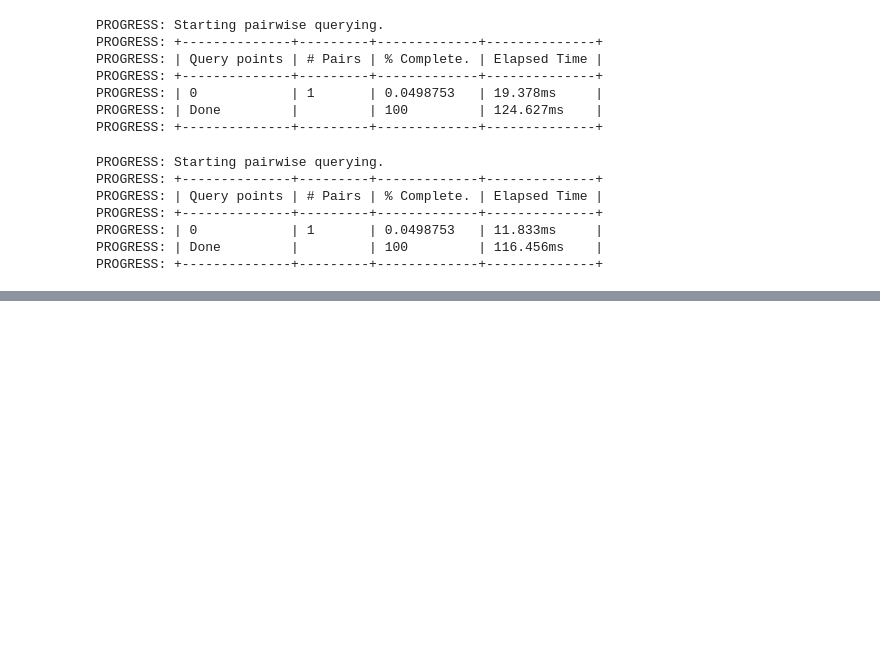
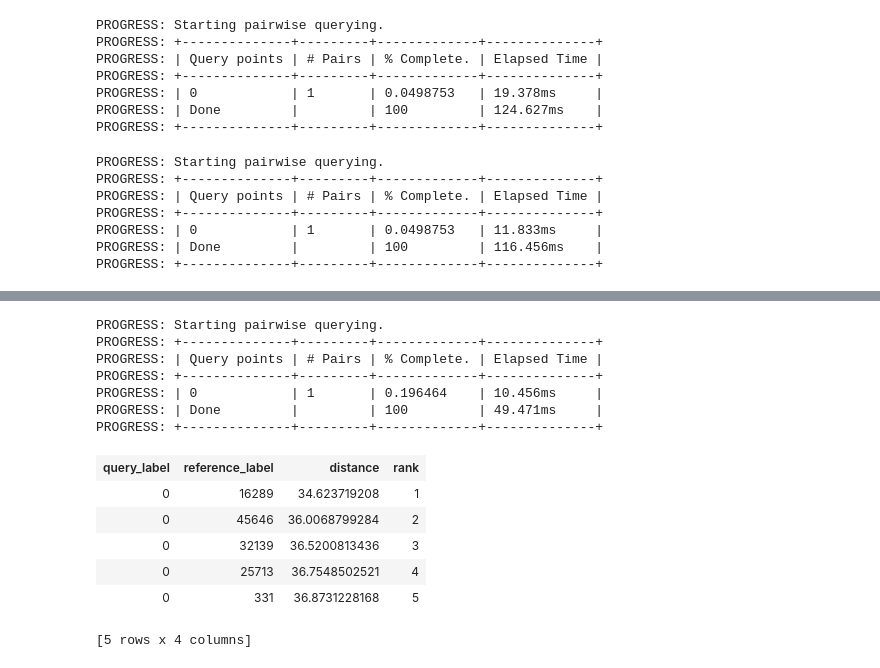
Before and after one commit to tjaskula/Coursera, a Jupyter notebook: Specializations/Machine Learning/Machine Learning Foundations A Case Study Approach/Week 6/Deep Features for Image Retrieval-Assignment.ipynb, the cells around one changed output, grey strips where cells are left out. Drawn from its saved outputs; the diff is of its cells as text; code cells hidden in the pictures; blank space fills up the shorter version.

```diff
--- a/Specializations/Machine Learning/Machine Learning Foundations A Case Study Approach/Week 6/Deep Features for Image Retrieval-Assignment.ipynb
+++ b/Specializations/Machine Learning/Machine Learning Foundations A Case Study Approach/Week 6/Deep Features for Image Retrieval-Assignment.ipynb
@@ -140,0 +166,14 @@ PROGRESS: +--------------+---------+-------------+--------------+
+# %%
+image_train_dog = image_train[image_train['label']=='dog']
+image_train_cat = image_train[image_train['label']=='cat']
+image_train_car = image_train[image_train['label']=='automobile']
+image_train_bird = image_train[image_train['label']=='bird']
+# %%
+knn_model_dog = graphlab.nearest_neighbors.create(image_train_dog,features=['deep_features'],
+                                             label='id')
+knn_model_cat = graphlab.nearest_neighbors.create(image_train_cat,features=['deep_features'],
+                                             label='id')
+knn_model_car = graphlab.nearest_neighbors.create(image_train_car,features=['deep_features'],
+                                             label='id')
+knn_model_bird = graphlab.nearest_neighbors.create(image_train_bird,features=['deep_features'],
+                                             label='id')
@@ -140,0 +185,2 @@ PROGRESS: +--------------+---------+-------------+--------------+
+# %%
+image_test = graphlab.SFrame('image_test_data/')
@@ -140,0 +219,17 @@ PROGRESS: +--------------+---------+-------------+--------------+
+# %%
+knn_model_cat.query(image_test[0:1])
+# %% [output]
+PROGRESS: Starting pairwise querying.
+PROGRESS: +--------------+---------+-------------+--------------+
+PROGRESS: | Query points | # Pairs | % Complete. | Elapsed Time |
+PROGRESS: +--------------+---------+-------------+--------------+
+PROGRESS: | 0            | 1       | 0.196464    | 10.456ms     |
+PROGRESS: | Done         |         | 100         | 49.471ms     |
+PROGRESS: +--------------+---------+-------------+--------------+
+| query_label | reference_label | distance | rank |
+| 0 | 16289 | 34.623719208 | 1 |
+| 0 | 45646 | 36.0068799284 | 2 |
+| 0 | 32139 | 36.5200813436 | 3 |
+| 0 | 25713 | 36.7548502521 | 4 |
+| 0 | 331 | 36.8731228168 | 5 |
+[5 rows x 4 columns]
```
Also changed, not shown: parts of 25 cells of this notebook.
